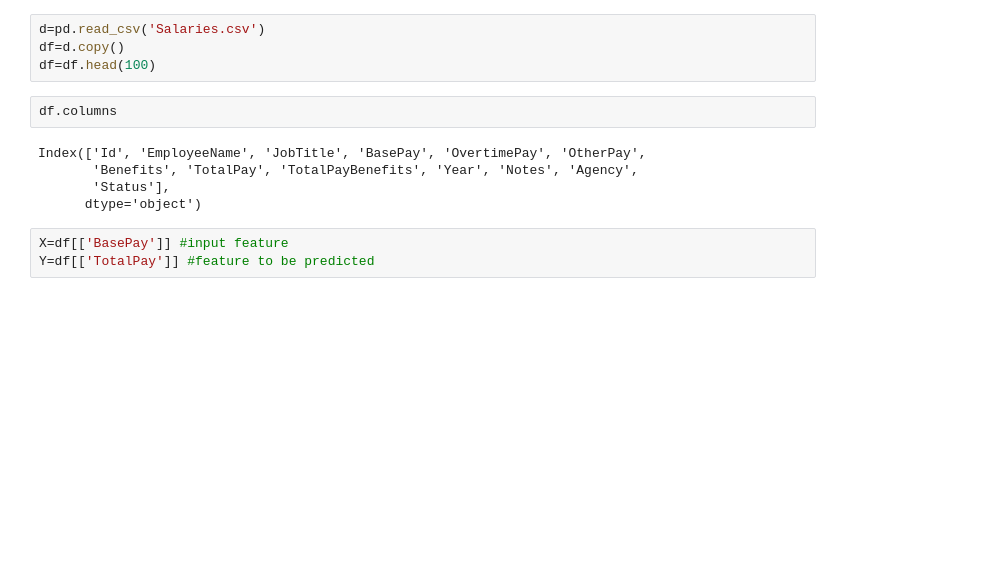
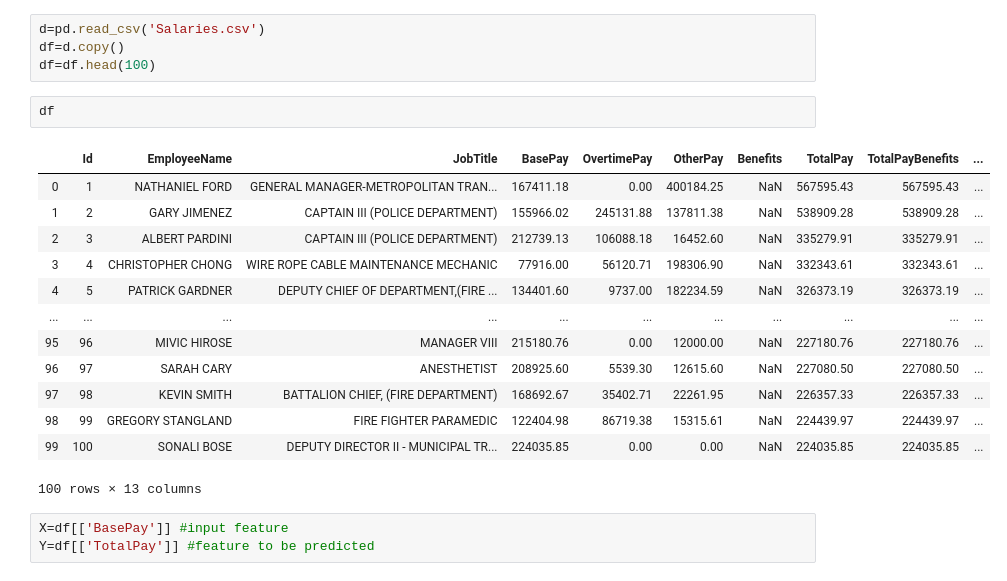
Before and after one commit to piyush05124/Bias-variance-tradeoff, a Jupyter notebook: Bias variance tradeoff by Piyush Keshari.ipynb, the cells around one changed output. Cells and saved outputs as stored; diff of their text form; blank space fills up the shorter version.

```diff
--- a/Bias variance tradeoff by Piyush Keshari.ipynb
+++ b/Bias variance tradeoff by Piyush Keshari.ipynb
@@ -33,12 +34,21 @@ d=pd.read_csv('Salaries.csv')
 df=d.copy()
 df=df.head(100)
 # %%
-df.columns
+df
 # %% [output]
+|  | Id | EmployeeName | JobTitle | BasePay | OvertimePay | OtherPay | Benefits | TotalPay | TotalPayBenefits | ... |
+| 0 | 1 | NATHANIEL FORD | GENERAL MANAGER-METROPOLITAN TRAN... | 167411.18 | 0.00 | 400184.25 | NaN | 567595.43 | 567595.43 | ... |
+| 1 | 2 | GARY JIMENEZ | CAPTAIN III (POLICE DEPARTMENT) | 155966.02 | 245131.88 | 137811.38 | NaN | 538909.28 | 538909.28 | ... |
+| 2 | 3 | ALBERT PARDINI | CAPTAIN III (POLICE DEPARTMENT) | 212739.13 | 106088.18 | 16452.60 | NaN | 335279.91 | 335279.91 | ... |
+| 3 | 4 | CHRISTOPHER CHONG | WIRE ROPE CABLE MAINTENANCE MECHANIC | 77916.00 | 56120.71 | 198306.90 | NaN | 332343.61 | 332343.61 | ... |
+| 4 | 5 | PATRICK GARDNER | DEPUTY CHIEF OF DEPARTMENT,(FIRE ... | 134401.60 | 9737.00 | 182234.59 | NaN | 326373.19 | 326373.19 | ... |
+| ... | ... | ... | ... | ... | ... | ... | ... | ... | ... | ... |
+| 95 | 96 | MIVIC HIROSE | MANAGER VIII | 215180.76 | 0.00 | 12000.00 | NaN | 227180.76 | 227180.76 | ... |
+| 96 | 97 | SARAH CARY | ANESTHETIST | 208925.60 | 5539.30 | 12615.60 | NaN | 227080.50 | 227080.50 | ... |
+| 97 | 98 | KEVIN SMITH | BATTALION CHIEF, (FIRE DEPARTMENT) | 168692.67 | 35402.71 | 22261.95 | NaN | 226357.33 | 226357.33 | ... |
+| 98 | 99 | GREGORY STANGLAND | FIRE FIGHTER PARAMEDIC | 122404.98 | 86719.38 | 15315.61 | NaN | 224439.97 | 224439.97 | ... |
+| 99 | 100 | SONALI BOSE | DEPUTY DIRECTOR II - MUNICIPAL TR... | 224035.85 | 0.00 | 0.00 | NaN | 224035.85 | 224035.85 | ... |
-Index(['Id', 'EmployeeName', 'JobTitle', 'BasePay', 'OvertimePay', 'OtherPay',
-       'Benefits', 'TotalPay', 'TotalPayBenefits', 'Year', 'Notes', 'Agency',
-       'Status'],
-      dtype='object')
+100 rows × 13 columns
 # %%
 X=df[['BasePay']] #input feature
 Y=df[['TotalPay']] #feature to be predicted
```
Also changed, not shown: parts of 21 cells of this notebook.
